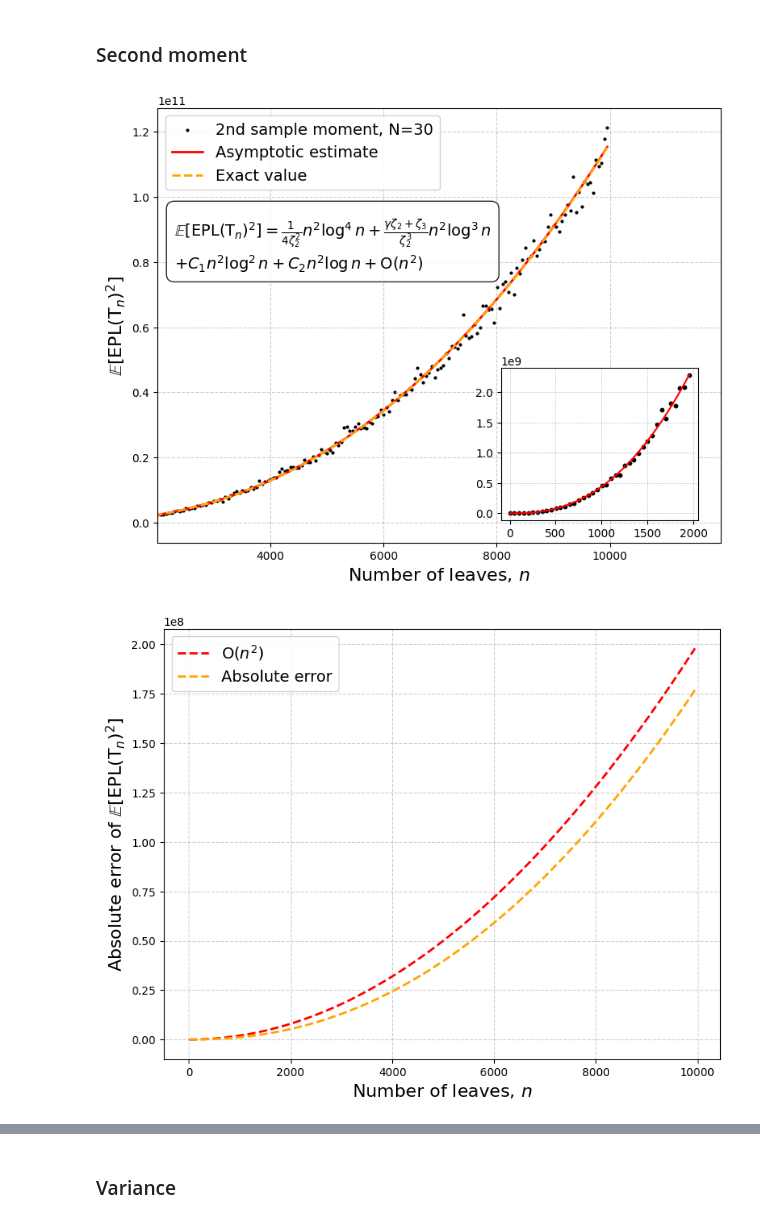
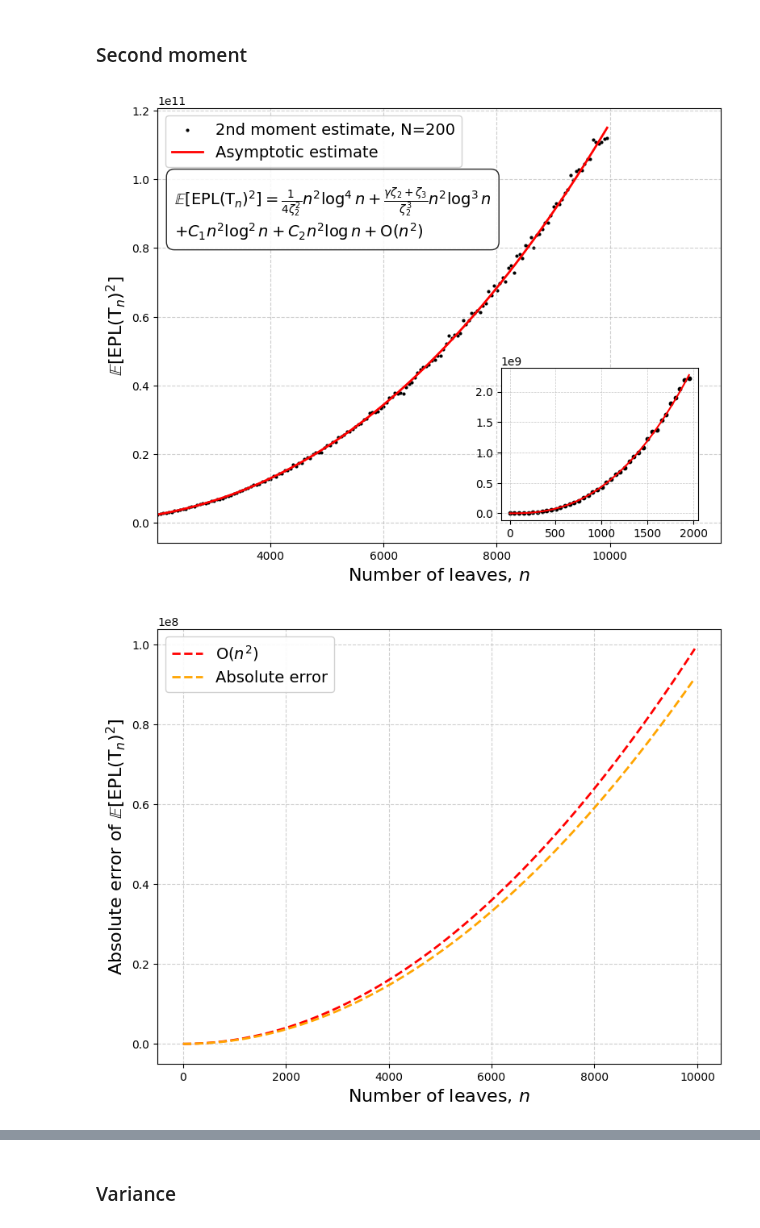
Before and after one commit to spsvihla/pcms, a Jupyter notebook: notebooks/moment_asymptotics.ipynb, the cells around one changed output, grey strips where cells are left out. Cells and saved outputs as stored; diff of their text form; code cells hidden in the pictures.

Commit message:
Fix: correct asymptotic approx. constants

```diff
--- a/notebooks/moment_asymptotics.ipynb
+++ b/notebooks/moment_asymptotics.ipynb
@@ -65,7 +67,7 @@ def draw_ln(n_samples, n_leaves):
 # %%
 N = 10000
 Ns = np.arange(2, N, 50)
-n_samples = 30
+n_samples = 50
 
 ln_means = []
 for n_leaves in Ns:
@@ -171,7 +173,7 @@ plt.show()
 def draw_epl(n_samples, n_leaves):
     epls = []
     for _ in range(n_samples):
-        tree = pcms.tree.cbst(n_leaves=n_leaves)
+        tree = pcms.tree.cbst(n_leaves=n_leaves, planted=False)
         epls.append(tree.find_epl())
     return np.array(epls)
 # %% [markdown]
@@ -179,7 +181,7 @@ def draw_epl(n_samples, n_leaves):
 # %%
 N = 10000
 Ns = np.arange(2, N, 50)
-n_samples = 30
+n_samples = 200
 epl_means = []
 epl_vars = []
 epl_mean2s = []
@@ -332,8 +332,8 @@ for n_leaves in Ns:
 # %%
 A2 = 1 / (4 * zeta(2)**2)
 B2 = (GAMMA * zeta(2) + zeta(3)) / (zeta(2)**3)
-C2 = -9/(10*zeta(2)) + (3*GAMMA**2 + 4*zeta(3))/(2*zeta(2)**2) + 3*GAMMA*zeta(3)/zeta(2)**3 + 2*zeta(3)**2/zeta(2)**4
-D2 = 1 + (5*GAMMA**2 - 9*GAMMA - 20*zeta(3))/(5*zeta(2)) + (5*GAMMA**3 + 20*GAMMA*zeta(3) + 21*zeta(3) - 30*zeta(4))/(5*zeta(2)**2) + (3*GAMMA**2*zeta(3) + 4*zeta(3)**2)/(zeta(2)**3) + 4*GAMMA*zeta(3)**3/zeta(2)**4 + 2*zeta(3)**3/zeta(2)**5
+C2 = -9/(10*zeta(2)) + (3*GAMMA**2 + 4*zeta(3))/(2*zeta(2)**2) + 3*GAMMA*zeta(3)/(zeta(2)**3) + 2*zeta(3)**2/(zeta(2)**4)
+D2 = 1 - (9*GAMMA + 20*zeta(3))/(5*zeta(2)) + (5*GAMMA**3 + 20*GAMMA*zeta(3) + 21*zeta(3) - 30*zeta(4))/(5*zeta(2)**2) + (3*zeta(3)*GAMMA**2 + 4*zeta(3)**2)/(zeta(2)**3) + (4*GAMMA*zeta(3)**2)/(zeta(2)**4) + (2*zeta(3)**3)/zeta(2)**5
 EEPLn2 = lambda n: A2 * n**2 * np.log(n)**4 + B2 * n**2 * np.log(n)**3 + C2 * n**2 * np.log(n)**2 + D2 * n**2 * np.log(n)
 # %%
 end = int(len(Ns)/5)
@@ -342,9 +342,10 @@ end = int(len(Ns)/5)
 fig, ax = plt.subplots(figsize=(9, 7))  # Larger figure size for readability
 
 # Plot experimental and asymptotic estimates
-ax.scatter(Ns, epl_mean2s, label=f'2nd sample moment, N={n_samples}', color='black', marker='o', s=4)
+ax.scatter(Ns, epl_mean2s, label=f'2nd moment estimate, N={n_samples}', color='black', marker='o', s=4)
 ax.plot(Ns, EEPLn2(Ns), label='Asymptotic estimate', linestyle='-', color='red', linewidth=2)
-ax.plot(Ns, epln2_exacts, label='Exact value', linestyle='--', color='orange', linewidth=2)
+# ax.plot(Ns, EEPLn2(Ns)+ Ns**2, label=r'Asymptotic estimate + $\mathrm{O}(n^2)$', linestyle='--', color='red', linewidth=1.5)
+# ax.plot(Ns, epln2_exacts, label='Exact value', linestyle='--', color='orange', linewidth=1.5)
 
 ax.set_xlim([Ns[end], Ns[-1] + Ns[end]]) # shift plot to make room
 
@@ -362,46 +363,46 @@ equation_text = (
     r"$+ C_1 n^2 \log^2 n + C_2 n^2 \log n + \mathrm{O}(n^2)$"
 )
 ax.text(
-    2300, 0.85e11, equation_text, fontsize=14, va="center", ha="left",
+    2300, 0.9e11, equation_text, fontsize=14, va="center", ha="left",
     multialignment="left",
     bbox=dict(
         facecolor="white",
         edgecolor="black",
         alpha=0.85,
         boxstyle="round,pad=0.5"
     )
 )
 
 # Add inset plot
 x_padding = 0.02  # Adjust x padding (fraction of the figure width)
 y_padding = 0.04  # Adjust y padding (fraction of the figure height)
 inset_ax = inset_axes(
     ax,
     width="35%",
     height="35%",
     loc="lower right",
     borderpad=2
 )
 
 inset_ax.scatter(Ns[:end], epl_mean2s[:end], color='black', s=10)
 inset_ax.plot(Ns[:end], EEPLn2(Ns[:end]), color='red', linewidth=1.5)
 
 inset_ax.grid(True, linestyle='--', linewidth=0.5, alpha=0.7)
 
 # Improve tick formatting
 ax.tick_params(axis='both', which='major', labelsize=10)
 ax.tick_params(axis='both', which='minor', length=4)
 
 # Show the plot
 plt.show()
 # %% [output]
-[figure, old version]
+[figure, new version]
 # %%
 # Create the plot
 fig, ax = plt.subplots(figsize=(9, 7))  # Larger figure size for readability
 
 # Plot absolute error
-ax.plot(Ns, 2*Ns**2, label=r'$\mathrm{O}(n^2)$', linestyle='--', color='red', linewidth=2)
+ax.plot(Ns, Ns**2, label=r'$\mathrm{O}(n^2)$', linestyle='--', color='red', linewidth=2)
 ax.plot(Ns, np.abs(epln2_exacts - EEPLn2(Ns)), label='Absolute error', linestyle='--', color='orange', linewidth=2)
 
 # Title and axis labels
@@ -419,7 +420,7 @@ ax.tick_params(axis='both', which='minor', length=4)
 # Show the plot
 plt.show()
 # %% [output]
-[figure, old version]
+[figure, new version]
 # %%
 # Create the plot
 fig, ax = plt.subplots(figsize=(9, 7))  # Larger figure size for readability
```
Also changed, not shown: parts of 11 cells of this notebook.
